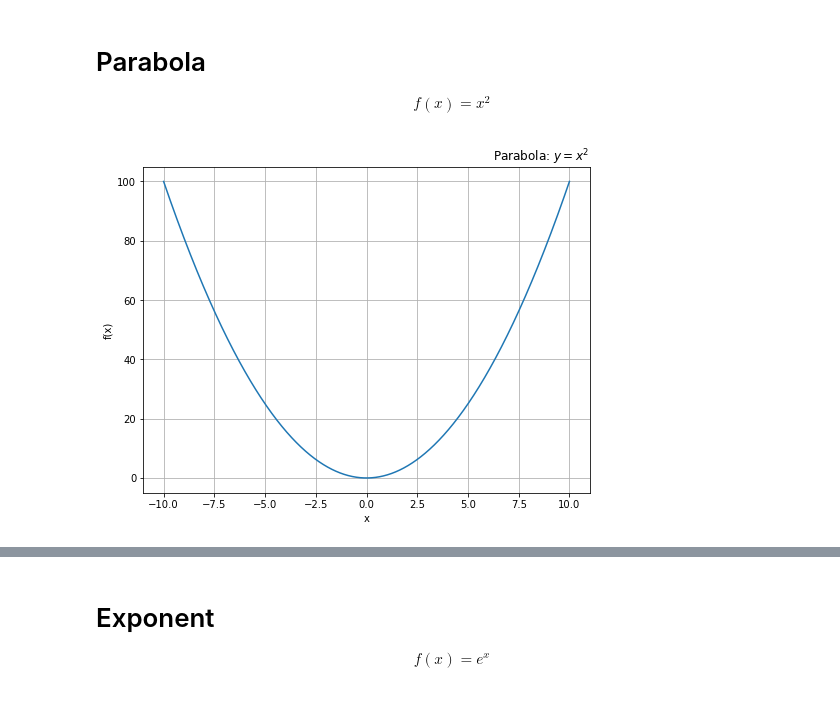
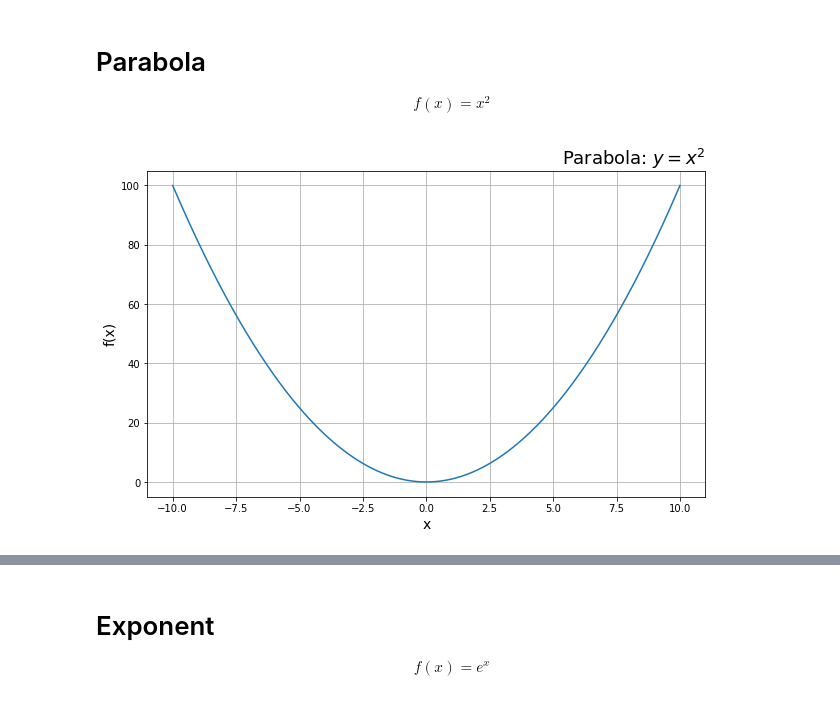
Before and after one commit to ekalachev/jupyter_charts, a Jupyter notebook: matplotlib.ipynb, the cells around one changed output, grey strips where cells are left out. Drawn from its saved outputs; the diff is of its cells as text; code cells hidden in the pictures.

```diff
--- a/matplotlib.ipynb
+++ b/matplotlib.ipynb
@@ -15,20 +15,20 @@ f(x) = x^2
 $$
 # %%
 # Set plot size
-fig = plt.figure(figsize=(8, 6))
+fig = plt.figure(figsize=(10, 6))
 
-plt.title('Parabola: $y = x^{2}$', loc='right')
-plt.ylabel('f(x)')
-plt.xlabel('x')
+plt.title(r'Parabola: $y = x^{2}$', fontsize=18, loc='right')
+plt.ylabel('f(x)', fontsize=14)
+plt.xlabel('x', fontsize=14)
 
 plt.grid(True)
 
 # х - аргумент в нашей функции.
 # передадим начало и конец числового отрезка нашей функции и шаг аргумента:
 x = np.arange(-10, 10.01, 0.01)
 
 plt.plot(x, x**2)
 
 plt.show()
 # %% [output]
-[figure, old version]
+[figure, new version]
```
Also changed, not shown: parts of 5 cells of this notebook.
